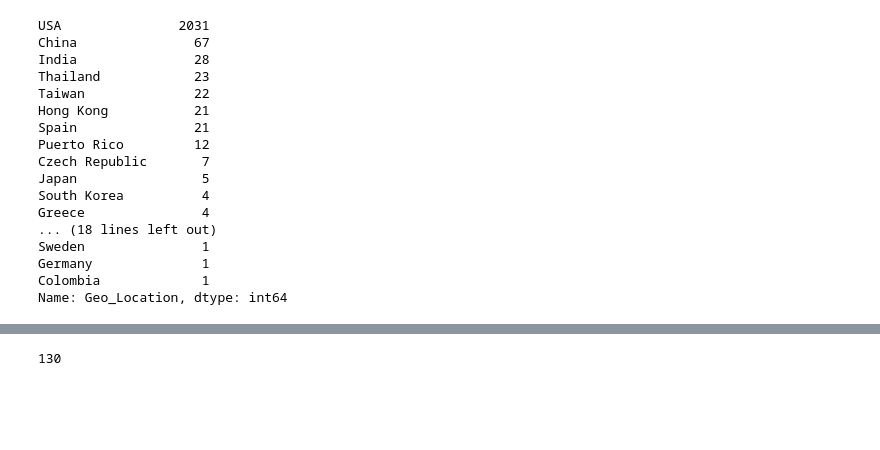
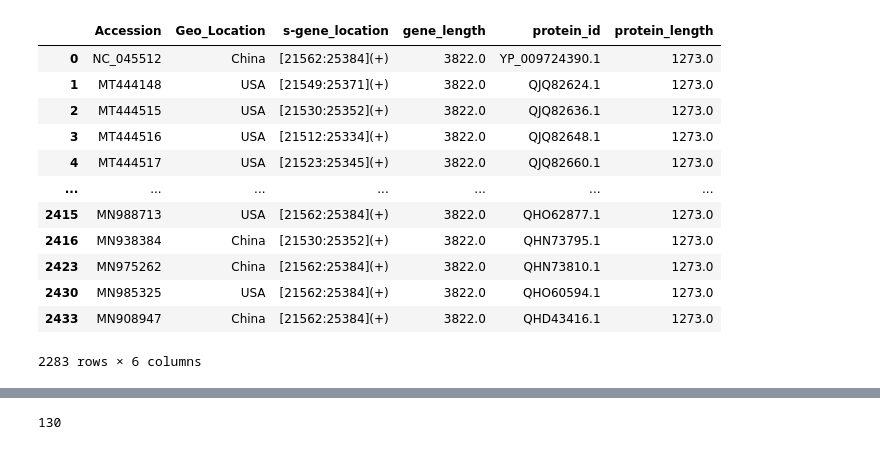
Before and after one commit to matinnuhamunada/ncov2019_ugm, a Jupyter notebook: spike_project/02_analysis.ipynb, the cells around one changed output, grey strips where cells are left out. Drawn from its saved outputs; the diff is of its cells as text; code cells hidden in the pictures; blank space fills up the shorter version.

```diff
--- a/spike_project/02_analysis.ipynb
+++ b/spike_project/02_analysis.ipynb
@@ -1,26 +15,18 @@
 # %%
-from pandas import DataFrame
-import pandas as pd
-from Bio import SeqIO
 # load data
 df = pd.read_csv("output/ncov2019_ncbi_spike_simple.csv", index_col=0)
+df
+# %% [output]
+|  | Accession | Geo_Location | s-gene_location | gene_length | protein_id | protein_length |
+| 0 | NC_045512 | China | [21562:25384](+) | 3822.0 | YP_009724390.1 | 1273.0 |
+| 1 | MT444148 | USA | [21549:25371](+) | 3822.0 | QJQ82624.1 | 1273.0 |
+| 2 | MT444515 | USA | [21530:25352](+) | 3822.0 | QJQ82636.1 | 1273.0 |
+| 3 | MT444516 | USA | [21512:25334](+) | 3822.0 | QJQ82648.1 | 1273.0 |
+| 4 | MT444517 | USA | [21523:25345](+) | 3822.0 | QJQ82660.1 | 1273.0 |
+| ... | ... | ... | ... | ... | ... | ... |
+| 2415 | MN988713 | USA | [21562:25384](+) | 3822.0 | QHO62877.1 | 1273.0 |
+| 2416 | MN938384 | China | [21530:25352](+) | 3822.0 | QHN73795.1 | 1273.0 |
+| 2423 | MN975262 | China | [21562:25384](+) | 3822.0 | QHN73810.1 | 1273.0 |
+| 2430 | MN985325 | USA | [21562:25384](+) | 3822.0 | QHO60594.1 | 1273.0 |
+| 2433 | MN908947 | China | [21562:25384](+) | 3822.0 | QHD43416.1 | 1273.0 |
+2283 rows × 6 columns
-# %%
-df['Geo_Location'].value_counts()
-# %% [output]
-USA               2031
-China               67
-India               28
-Thailand            23
-Taiwan              22
-Hong Kong           21
-Spain               21
-Puerto Rico         12
-Czech Republic       7
-Japan                5
-South Korea          4
-Greece               4
-... (18 lines left out)
-Sweden               1
-Germany              1
-Colombia             1
-Name: Geo_Location, dtype: int64
```
Also changed, not shown: parts of 15 cells of this notebook.
